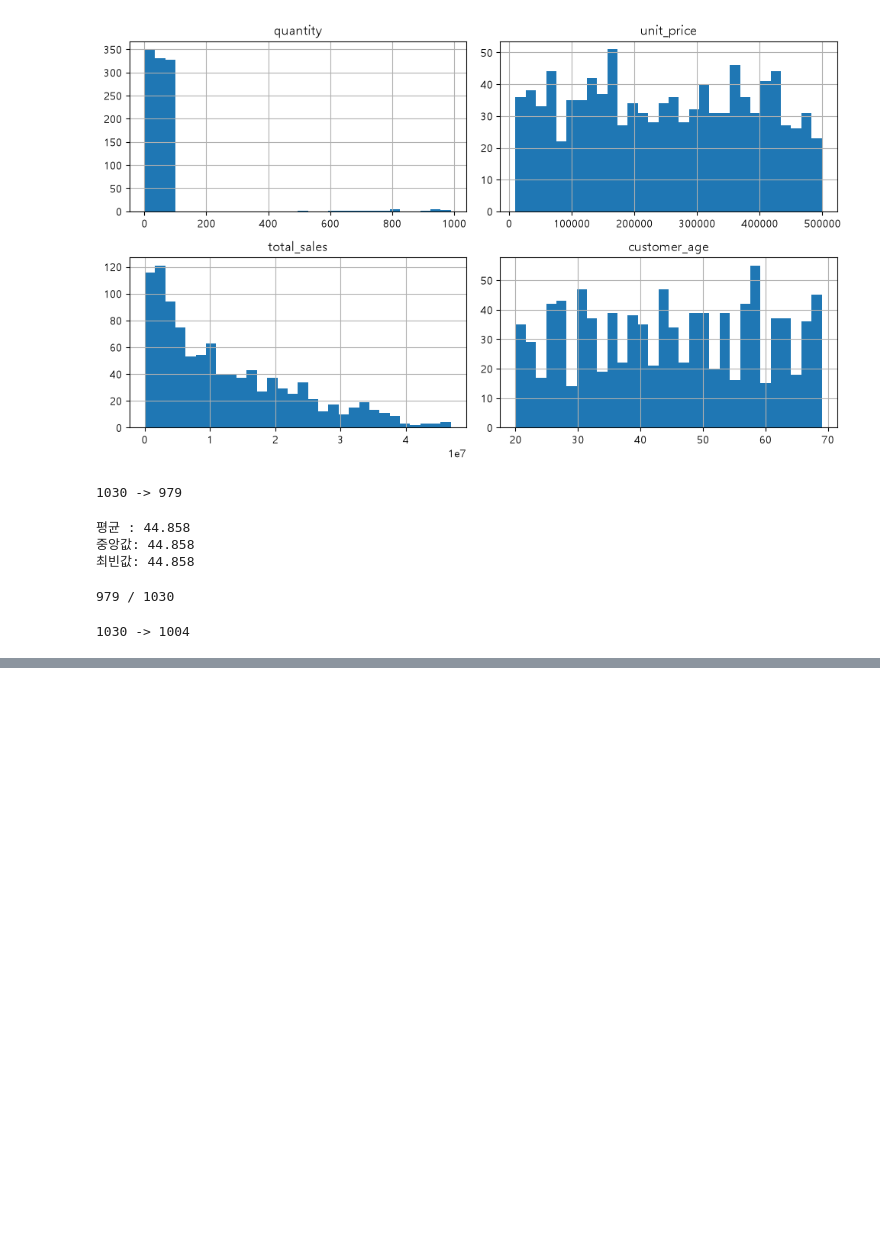
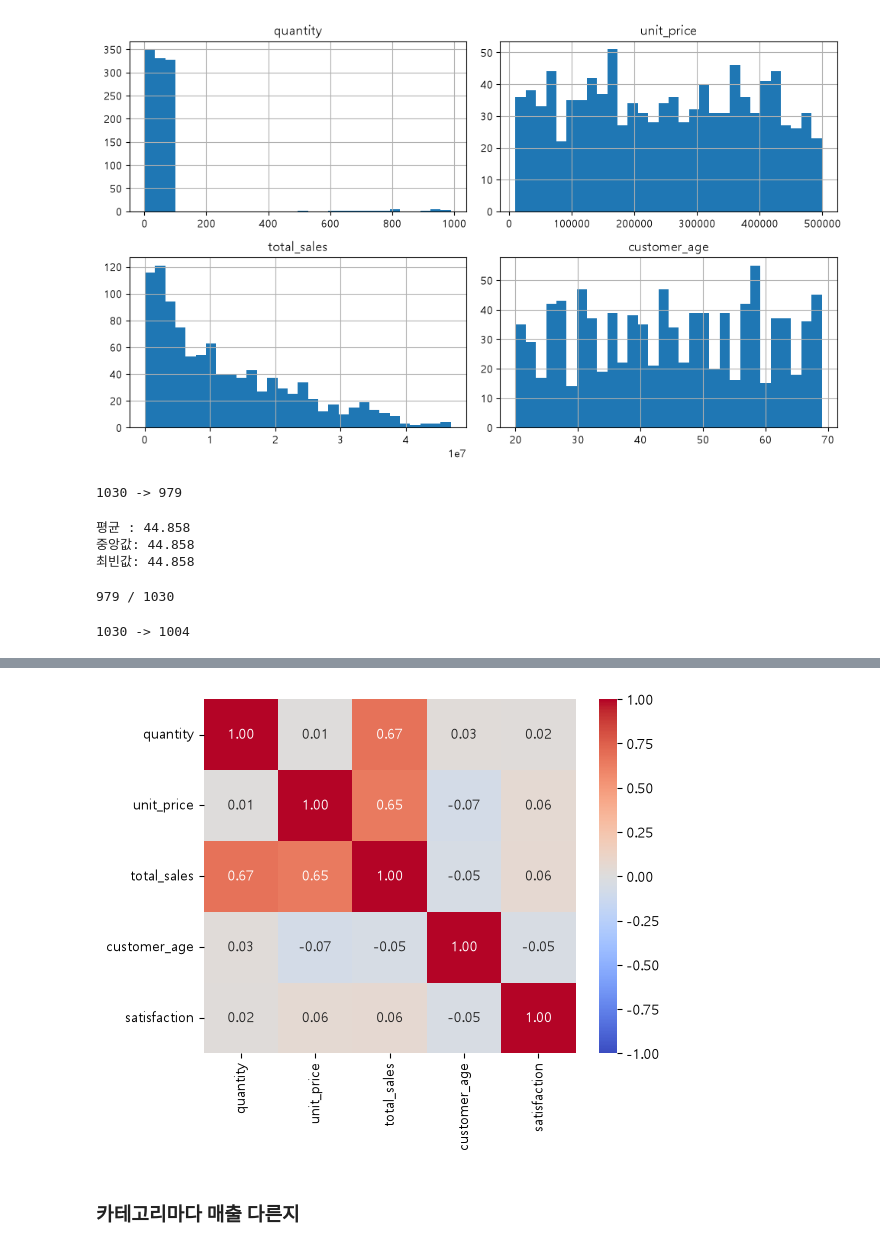
Before and after one commit to studentzzang/flask-practice1, a Jupyter notebook: data_analysis/sales.ipynb, the cells around one changed output, grey strips where cells are left out. Cells and saved outputs as stored; diff of their text form; code cells hidden in the pictures; blank space fills up the shorter version.

```diff
--- a/data_analysis/sales.ipynb
+++ b/data_analysis/sales.ipynb
@@ -169,0 +232,4 @@ print(before, "->", len(df))
+# %%
+num = ["quantity", "unit_price", "total_sales",
+"customer_age", "satisfaction"]
+df[num].corr().round(2)
@@ -169,0 +243,13 @@ print(before, "->", len(df))
+# %%
+# 시본히트맵
+
+import seaborn as sns
+plt.figure(figsize=(6, 4.6))
+sns.heatmap(df[num].corr(), annot=True, fmt=".2f",
+cmap="coolwarm", center=0,
+vmin=-1, vmax=1)
+plt.show()
+# %% [output]
+[figure, added]
+# %% [markdown]
+### 카테고리마다 매출 다른지
```
Also changed, not shown: parts of 15 cells of this notebook, 1 other file.
